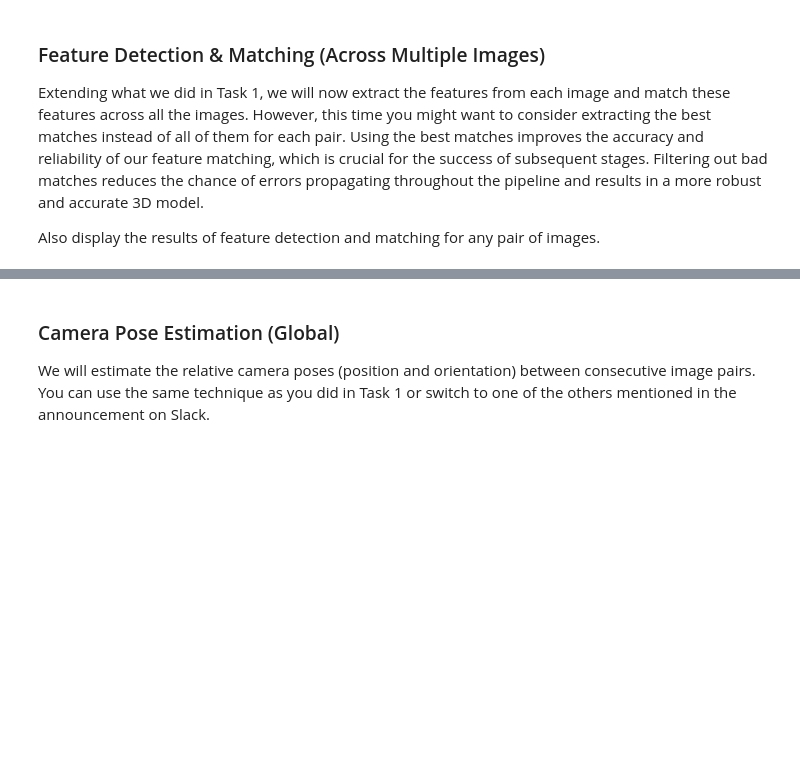
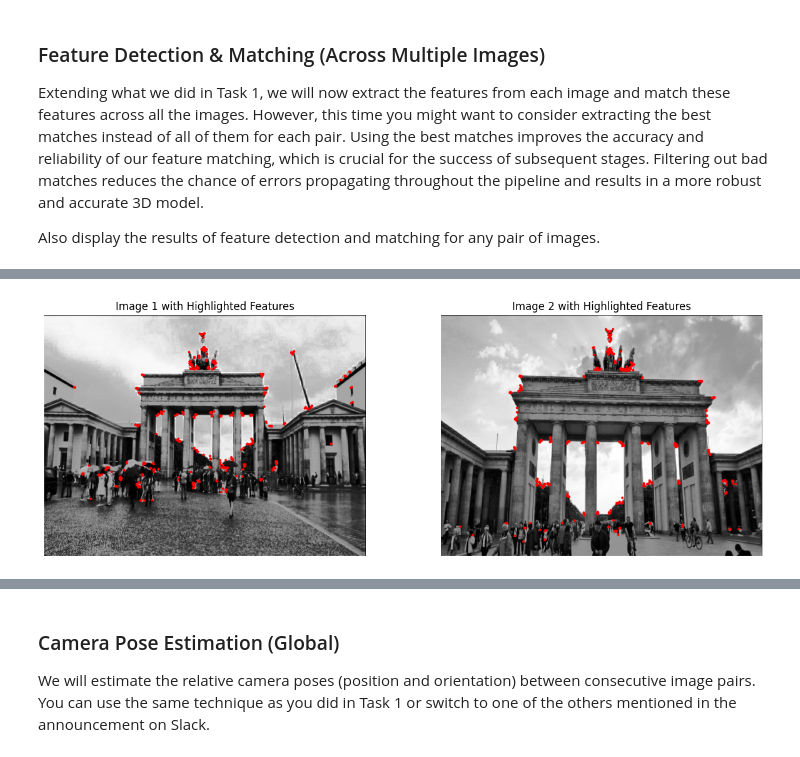
Before and after one commit to iamzammad/Landmark-Reconstruction-App, a Jupyter notebook: G02_Deliverable2.ipynb, the cells around one changed output, grey strips where cells are left out. Cells and saved outputs as stored; diff of their text form; code cells hidden in the pictures; blank space fills up the shorter version.

```diff
--- a/G02_Deliverable2.ipynb
+++ b/G02_Deliverable2.ipynb
@@ -218,0 +206,99 @@ Processing pair 928203/928203: 100.0%
+# %%
+import cv2
+import matplotlib.pyplot as plt
+
+def feature_detection_and_matching(preprocessed_images, display_pair=(0, 1), num_best_matches=50):
+    """
+    Extracts features from all images, matches features across all pairs,
+    filters the best matches, and displays the results for feature detection
+    and matching for a selected pair.
+
+    Parameters:
+        preprocessed_images (list): List of preprocessed images.
+        display_pair (tuple): Indices of the image pair to display.
+        num_best_matches (int): Number of best matches to display for the selected pair.
+    """
+    # Initialize the ORB detector
+    orb = cv2.ORB_create()
+
+    # Step 1: Detect features and compute descriptors for all images
+    keypoints = []
+    descriptors = []
+    for image in preprocessed_images:
+        kps, descs = orb.detectAndCompute(image, None)
+        keypoints.append(kps)
+        descriptors.append(descs)
+
+    # Step 2: Match features across all image pairs using a brute-force matcher
+    bf = cv2.BFMatcher(cv2.NORM_HAMMING, crossCheck=True)
+    matches = []
+
+    total_pairs = len(preprocessed_images) * (len(preprocessed_images) - 1) // 2
+    pair_count = 0
+
+    for i in range(len(descriptors)):
+        for j in range(i + 1, len(descriptors)):
+            pair_count += 1
+            if pair_count % 10000 == 0 or pair_count == total_pairs:
+                print(f"Processing pair {pair_count}/{total_pairs}: {pair_count*100/total_pairs}%")
+            if descriptors[i] is not None and descriptors[j] is not None:
+                raw_matches = bf.match(descriptors[i], descriptors[j])
+                # Sort matches by distance and keep only the best ones
+                sorted_matches = sorted(raw_matches, key=lambda x: x.distance)[:num_best_matches]
+                matches.append(((i, j), sorted_matches))
+
+    # Step 3: Display feature detection results
+    i, j = display_pair
+    image1 = preprocessed_images[i]
+    image2 = preprocessed_images[j]
+
+    kp1 = keypoints[i]
+    kp2 = keypoints[j]
+
+    # Convert grayscale images to BGR for visualization
+    image1_color = cv2.cvtColor(image1, cv2.COLOR_GRAY2BGR)
+    image2_color = cv2.cvtColor(image2, cv2.COLOR_GRAY2BGR)
+
+    # Highlight keypoints by drawing small red circles
+    for kp in kp1:
+        x, y = int(kp.pt[0]), int(kp.pt[1])
+        cv2.circle(image1_color, (x, y), radius=3, color=(0, 0, 255), thickness=-1)
+
+    for kp in kp2:
+        x, y = int(kp.pt[0]), int(kp.pt[1])
+        cv2.circle(image2_color, (x, y), radius=3, color=(0, 0, 255), thickness=-1)
+
+    # Display the images with highlighted features
+    plt.figure(figsize=(15, 5))
+    plt.subplot(1, 2, 1)
+    plt.imshow(cv2.cvtColor(image1_color, cv2.COLOR_BGR2RGB))
+    plt.title("Image 1 with Highlighted Features")
+    plt.axis('off')
+
+    plt.subplot(1, 2, 2)
+    plt.imshow(cv2.cvtColor(image2_color, cv2.COLOR_BGR2RGB))
+    plt.title("Image 2 with Highlighted Features")
+    plt.axis('off')
+
+    plt.show()
+
+    # Step 4: Display feature matching results
+    best_matches = [match for pair, match in matches if pair == (i, j)][0]
+
+    # Draw keypoints for the selected pair
+    img_matches = cv2.drawMatches(
+        image1_color, kp1, image2_color, kp2, best_matches, None,
+        flags=cv2.DrawMatchesFlags_NOT_DRAW_SINGLE_POINTS
+    )
+
+    # Display the image with feature matching
+    plt.figure(figsize=(15, 10))
+    plt.imshow(cv2.cvtColor(img_matches, cv2.COLOR_BGR2RGB))
+    plt.title(f"Feature Matching Between Image {i+1} and Image {j+1}")
+    plt.axis('off')
+    plt.show()
+
+# Example usage
+# Assuming preprocessed_images is a list of preprocessed images
+feature_detection_and_matching(preprocessed_images, display_pair=(0, 1), num_best_matches=50)
+# %% [output]
@@ -218,0 +318 @@ Processing pair 928203/928203: 100.0%
+[figure, added]
```
Also changed, not shown: parts of 6 cells of this notebook.
